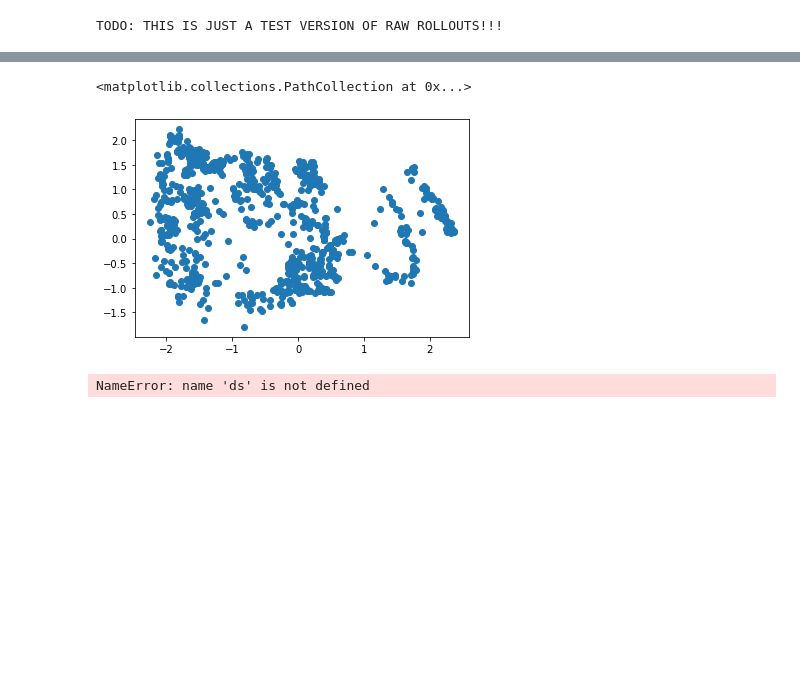
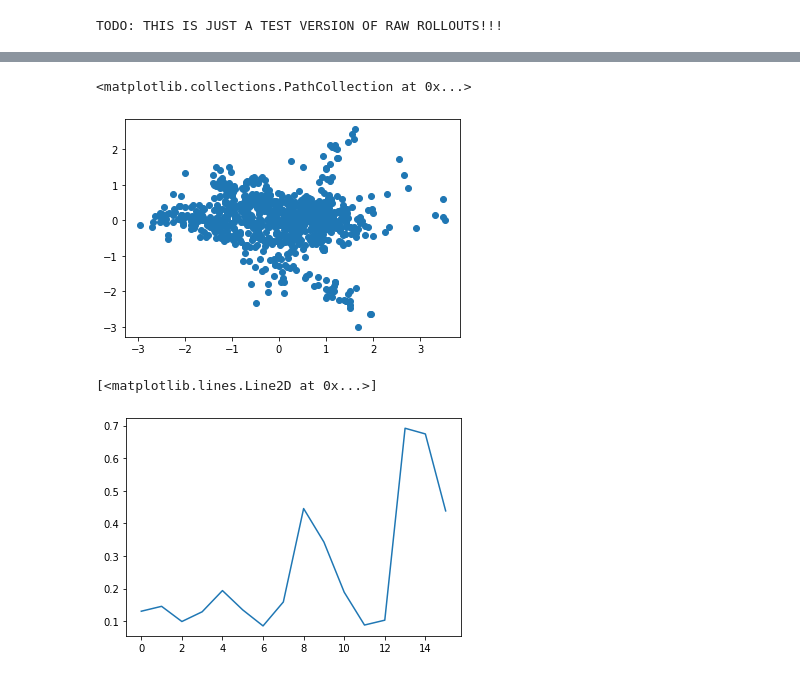
Before and after one commit to mmatena/comp_755_project, a Jupyter notebook: notebooks/explore_encoded_dataset.ipynb, the cells around one changed output, grey strips where cells are left out. Saved outputs shown, nothing was run; the diff lists cells and outputs as text; code cells hidden in the pictures; blank space fills up the shorter version.

```diff
--- a/notebooks/explore_encoded_dataset.ipynb
+++ b/notebooks/explore_encoded_dataset.ipynb
@@ -73,11 +128,12 @@ Clipping input data to the valid range for imshow with RGB data ([0..1] for floa
 # %%
 import matplotlib.pyplot as plt
-zcloud = np.array(z.mean())
-plt.scatter(zcloud[:, 9], zcloud[:, 4])
+zcloud = np.array(z)
+plt.scatter(zcloud[:, 43], zcloud[:, 44])
 # %% [output]
 <matplotlib.collections.PathCollection at 0x...>
-[figure, old version]
+[figure, new version]
-# %%
-obs = ds.as_numpy_iterator().next()['observations']
-# %% [output]
-NameError: name 'ds' is not defined
+# %%
+plt.plot(zz[0][0][0])
+# %% [output]
+[<matplotlib.lines.Line2D at 0x...>]
+[figure, added]
```
Also changed, not shown: parts of 33 cells of this notebook, 9 other files.
